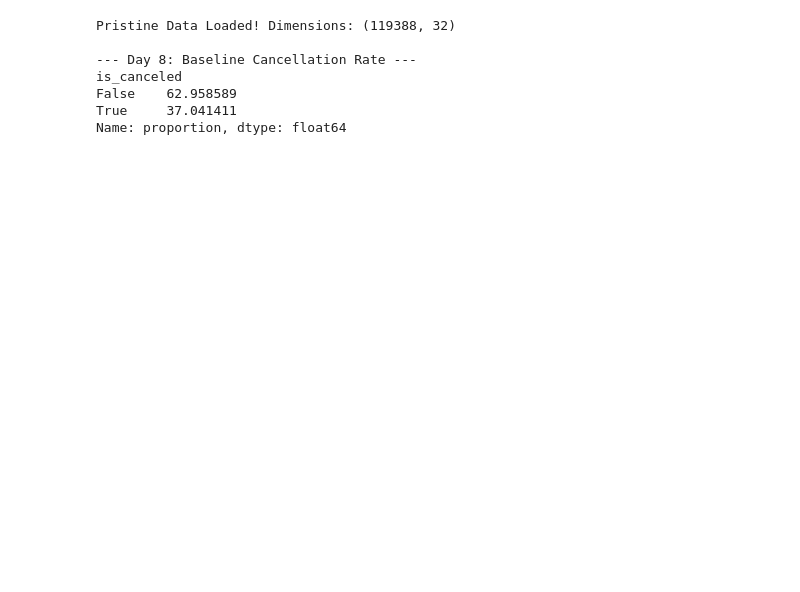
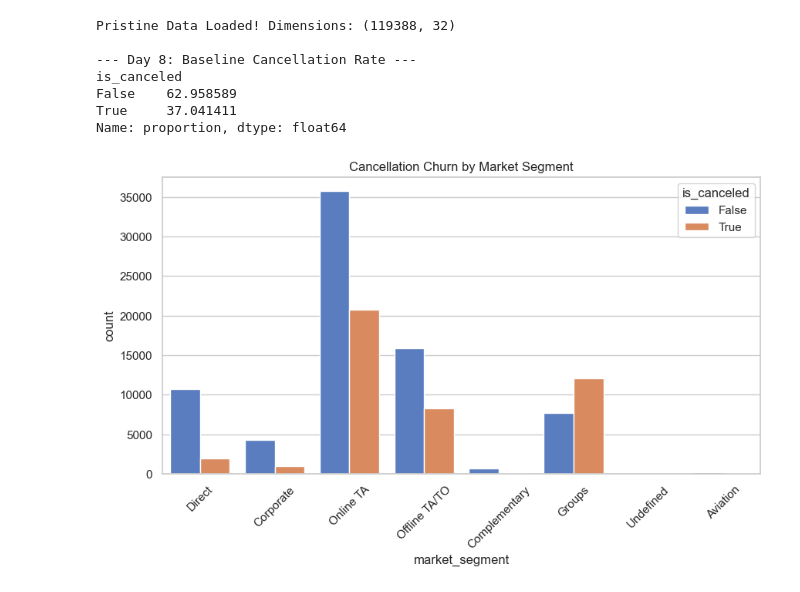
Before and after one commit to KrishnaveniMitukula/Hotel-Analytics-Project, a Jupyter notebook: Exploratory_Data_Analysis.ipynb.ipynb, the cells around one changed output. Cells and saved outputs as stored; diff of their text form; code cells hidden in the pictures; blank space fills up the shorter version.

Commit message:
feat: Created a bar chart to analyze cancellation rates across market segments

```diff
--- a/Exploratory_Data_Analysis.ipynb.ipynb
+++ b/Exploratory_Data_Analysis.ipynb.ipynb
@@ -26,0 +31,10 @@ Name: proportion, dtype: float64
+# %%
+# Initialize the figure size and plot the churn by market segment
+plt.figure(figsize=(10, 5))
+sns.countplot(data=df, x='market_segment', hue='is_canceled')
+# Add formatting so the chart is professional and readable
+plt.title("Cancellation Churn by Market Segment")
+plt.xticks(rotation=45)
+plt.show()
+# %% [output]
+[figure, added]
```
Also changed, not shown: parts of 1 cell of this notebook.
